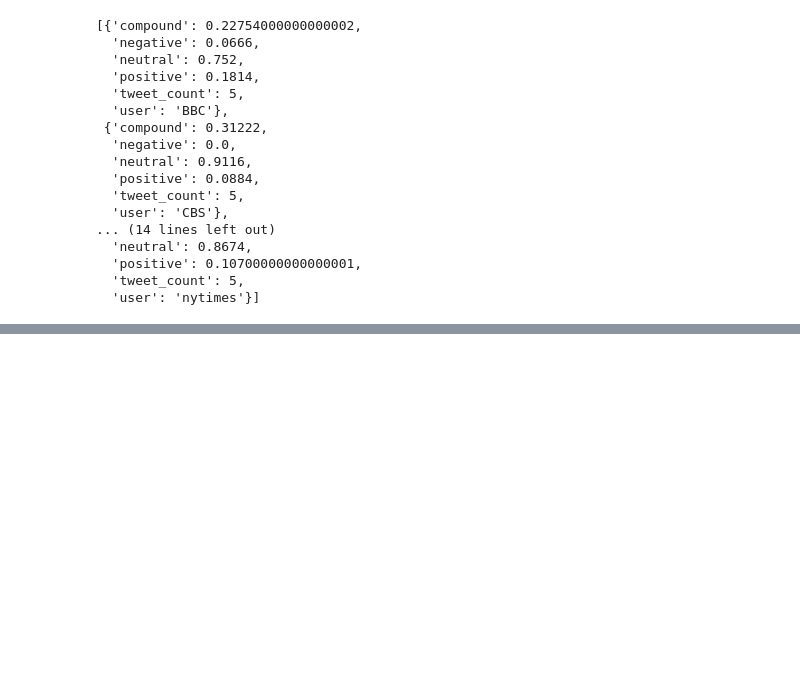
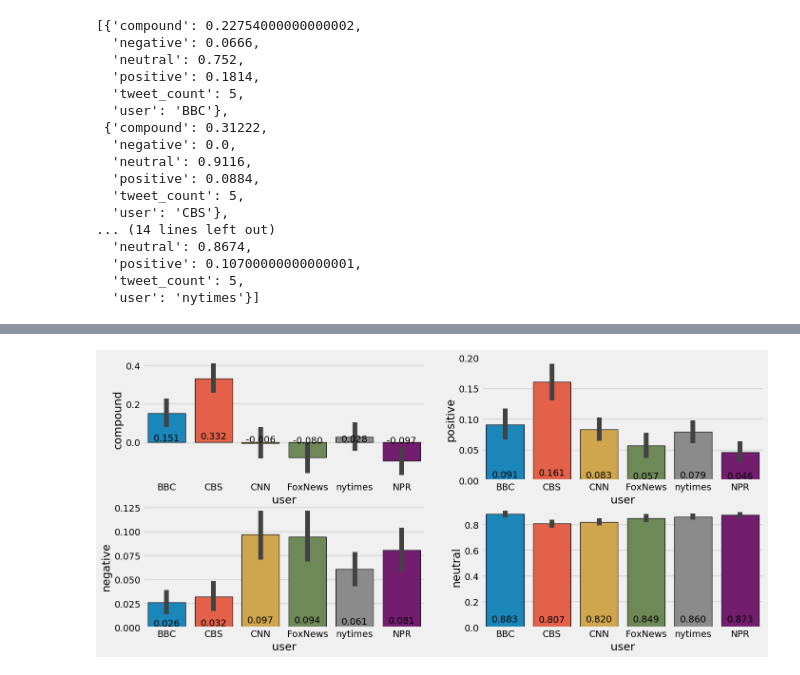
Before and after one commit to Gryazzz/News_mood_Twitter, a Jupyter notebook: News_sentiment.ipynb, the cells around one changed output, grey strips where cells are left out. Drawn from its saved outputs; the diff is of its cells as text; code cells hidden in the pictures; blank space fills up the shorter version.

```diff
--- a/News_sentiment.ipynb
+++ b/News_sentiment.ipynb
@@ -117,2 +125,25 @@ df.describe()
+# %%
+
+plt.figure(figsize=(15,7))
+style.use('fivethirtyeight')
+plt.subplot(2,2,1)
+ax = sns.barplot('user', 'compound', data=df, linewidth=1, edgecolor=".1")
+for p in ax.patches:
+    ax.text(p.get_x()+p.get_width()/2., p.get_height()*0.05, '{:1.3f}'.format(p.get_height()), ha="center")
+plt.subplot(2,2,2)
+ax = sns.barplot('user', 'positive', data=df, linewidth=1, edgecolor=".1")
+for p in ax.patches:
+    #height = p.get_height()*0.05
+    ax.text(p.get_x()+p.get_width()/2., p.get_height()*0.05, '{:1.3f}'.format(p.get_height()), ha="center")
+plt.subplot(2,2,3)
+ax = sns.barplot('user', 'negative', data=df, linewidth=1, edgecolor=".1")
+for p in ax.patches:
+    ax.text(p.get_x()+p.get_width()/2., p.get_height()*0.05, '{:1.3f}'.format(p.get_height()), ha="center")
+plt.subplot(2,2,4)
+ax = sns.barplot('user', 'neutral', data=df, linewidth=1, edgecolor=".1")
+for p in ax.patches:
+    ax.text(p.get_x()+p.get_width()/2., p.get_height()*0.05, '{:1.3f}'.format(p.get_height()), ha="center")
+# %% [output]
+[figure, added]
 # %%
 plt.figure(figsize=(15,20))
```
Also changed, not shown: parts of 12 cells of this notebook.
